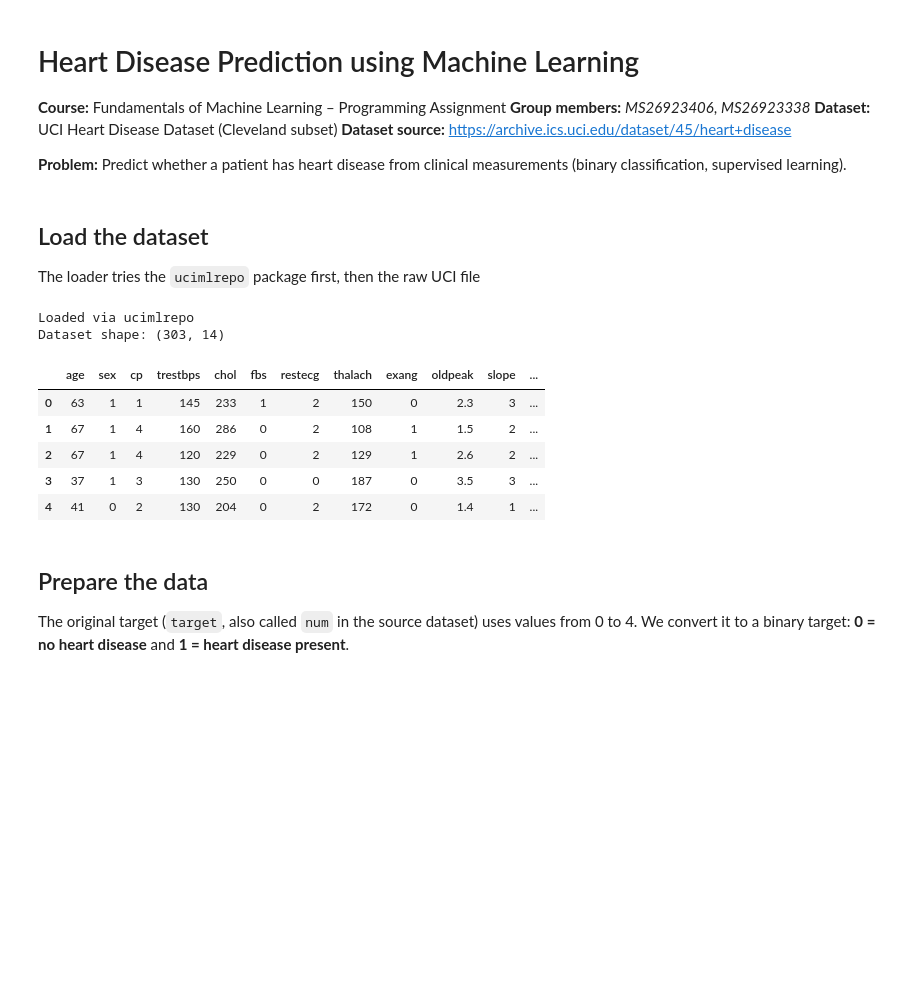
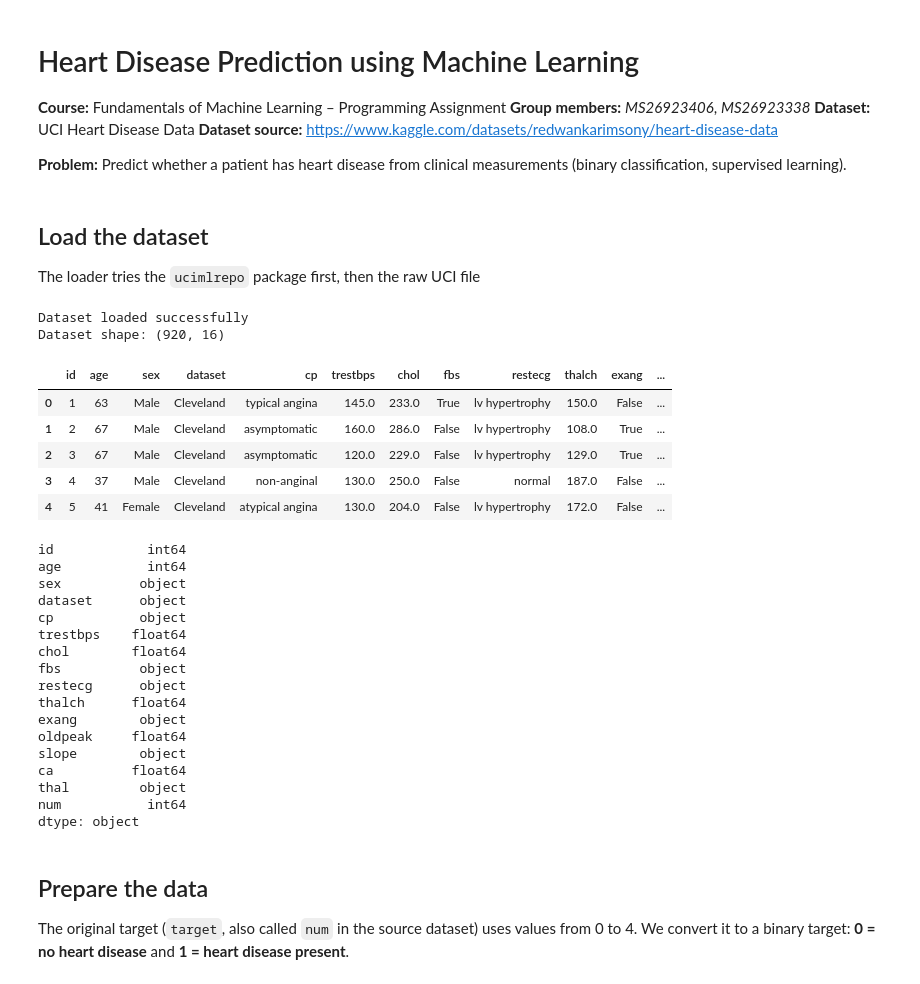
Before and after one commit to Shanaka27/ML_assignment, a Jupyter notebook: ML_Assignment.ipynb, the cells around one changed output. Saved outputs shown, nothing was run; the diff lists cells and outputs as text; code cells hidden in the pictures; blank space fills up the shorter version.

Commit message:
Change the dataset

```diff
--- a/ML_Assignment.ipynb
+++ b/ML_Assignment.ipynb
@@ -3,8 +3,8 @@
 
 **Course:** Fundamentals of Machine Learning – Programming Assignment
 **Group members:** *MS26923406*, *MS26923338*
-**Dataset:** UCI Heart Disease Dataset (Cleveland subset)
-**Dataset source:** https://archive.ics.uci.edu/dataset/45/heart+disease
+**Dataset:** UCI Heart Disease Data
+**Dataset source:** https://www.kaggle.com/datasets/redwankarimsony/heart-disease-data
 
 **Problem:** Predict whether a patient has heart disease from clinical measurements (binary classification, supervised learning).
 # %%
@@ -32,46 +33,62 @@ sns.set_style("whitegrid")
 ## Load the dataset
 The loader tries the `ucimlrepo` package first, then the raw UCI file
 # %%
-COLS = ["age","sex","cp","trestbps","chol","fbs","restecg","thalach","exang","oldpeak","slope","ca","thal","target"]
+COLS = ['id', 'age', 'sex', 'dataset', 'cp', 'trestbps', 'chol', 'fbs', 'restecg', 'thalch', 'exang', 'oldpeak', 'slope', 'ca', 'thal', 'num']
 
 def load_data():
+    try:
+        df = pd.read_csv("heart_disease_uci.csv")
 
-    # Try loading the dataset using ucimlrepo
-    try:
-        from ucimlrepo import fetch_ucirepo
-        hd = fetch_ucirepo(id=45)
-        df = pd.concat([hd.data.features, hd.data.targets], axis=1)
-        df.columns = COLS
-        print("Loaded via ucimlrepo")
+        # Assign column names only if needed
+        if len(df.columns) == len(COLS):
+            df.columns = COLS
+        else:
+            raise ValueError("Unexpected number of columns")
+
+        print("Dataset loaded successfully")
         return df
+
     except Exception as e:
-        print("ucimlrepo failed:", type(e).__name__)
-
-    # Try loading the dataset directly from the UCI website
-    try:
-        url = "https://archive.ics.uci.edu/ml/machine-learning-databases/heart-disease/processed.cleveland.data"
-        df = pd.read_csv(url, header=None, names=COLS, na_values="?")
-        print("Loaded from UCI URL")
-        return df
-    except Exception as e:
-        print("UCI URL failed:", type(e).__name__)
+        print(f"Cannot load the dataset: {e}")
+        raise
 
 df = load_data()
 
-# Convert values to numbers and turn invalid values into missing values.
-df = df.apply(pd.to_numeric, errors="coerce")
+# Convert only numeric columns
+num_cols = ['id', 'age', 'trestbps', 'chol', 'thalch', 'oldpeak']
+
+for col in num_cols:
+    df[col] = pd.to_numeric(df[col], errors="coerce")
 
 print("Dataset shape:", df.shape)
 display(df.head())
+print(df.dtypes)
 # %% [output]
-Loaded via ucimlrepo
-Dataset shape: (303, 14)
+Dataset loaded successfully
+Dataset shape: (920, 16)
-|  | age | sex | cp | trestbps | chol | fbs | restecg | thalach | exang | oldpeak | slope | ... |
-| 0 | 63 | 1 | 1 | 145 | 233 | 1 | 2 | 150 | 0 | 2.3 | 3 | ... |
-| 1 | 67 | 1 | 4 | 160 | 286 | 0 | 2 | 108 | 1 | 1.5 | 2 | ... |
-| 2 | 67 | 1 | 4 | 120 | 229 | 0 | 2 | 129 | 1 | 2.6 | 2 | ... |
-| 3 | 37 | 1 | 3 | 130 | 250 | 0 | 0 | 187 | 0 | 3.5 | 3 | ... |
-| 4 | 41 | 0 | 2 | 130 | 204 | 0 | 2 | 172 | 0 | 1.4 | 1 | ... |
+|  | id | age | sex | dataset | cp | trestbps | chol | fbs | restecg | thalch | exang | ... |
+| 0 | 1 | 63 | Male | Cleveland | typical angina | 145.0 | 233.0 | True | lv hypertrophy | 150.0 | False | ... |
+| 1 | 2 | 67 | Male | Cleveland | asymptomatic | 160.0 | 286.0 | False | lv hypertrophy | 108.0 | True | ... |
+| 2 | 3 | 67 | Male | Cleveland | asymptomatic | 120.0 | 229.0 | False | lv hypertrophy | 129.0 | True | ... |
+| 3 | 4 | 37 | Male | Cleveland | non-anginal | 130.0 | 250.0 | False | normal | 187.0 | False | ... |
+| 4 | 5 | 41 | Female | Cleveland | atypical angina | 130.0 | 204.0 | False | lv hypertrophy | 172.0 | False | ... |
+id            int64
+age           int64
+sex          object
+dataset      object
+cp           object
+trestbps    float64
+chol        float64
+fbs          object
+restecg      object
+thalch      float64
+exang        object
+oldpeak     float64
+slope        object
+ca          float64
+thal         object
+num           int64
+dtype: object
 # %% [markdown]
 ## Prepare the data
 
```
Also changed, not shown: parts of 10 cells of this notebook, 1 other file.
